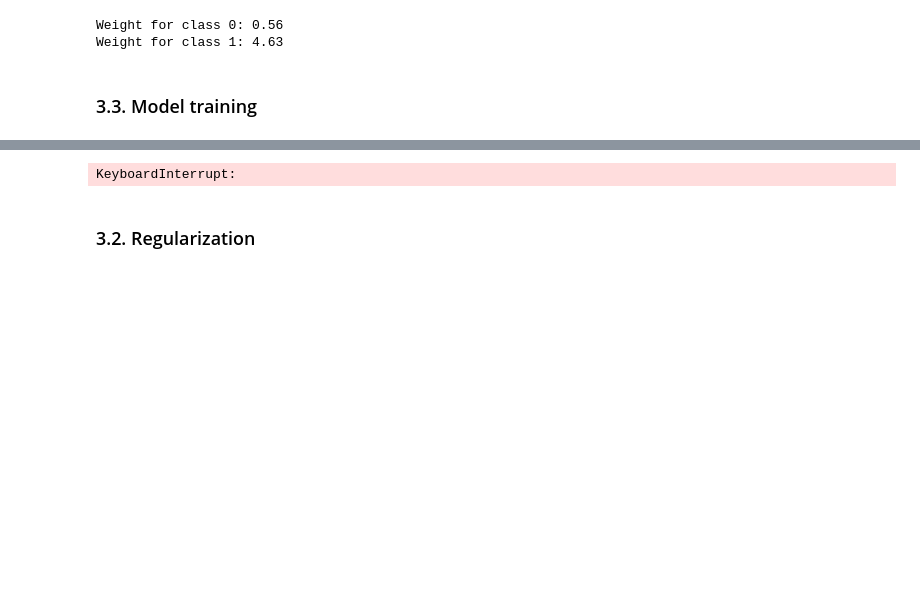
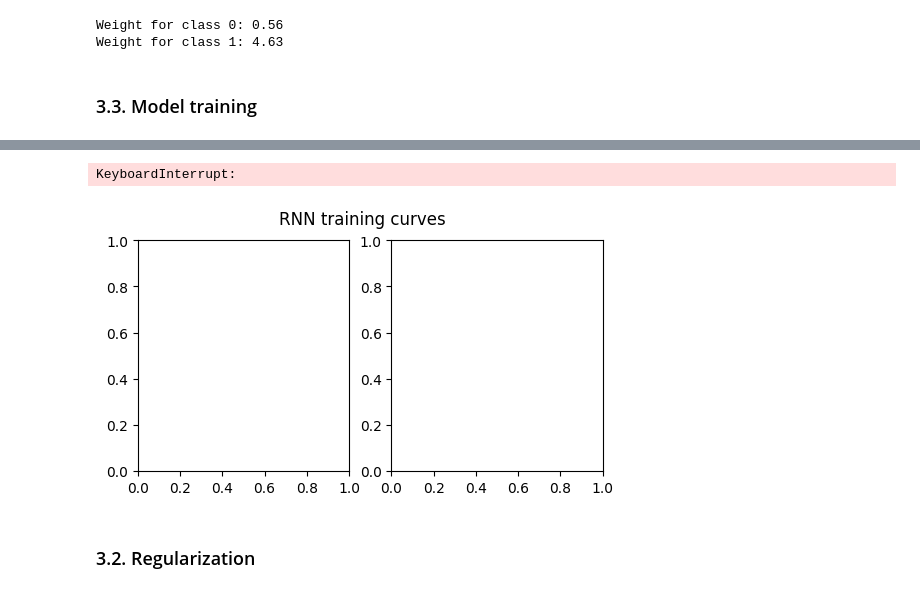
Before and after one commit to 4GeeksAcademy/gperdrizet-NLP-project, a Jupyter notebook: notebooks/RNN_solution.ipynb, the cells around one changed output, grey strips where cells are left out. Cells and saved outputs as stored; diff of their text form; code cells hidden in the pictures; blank space fills up the shorter version.

```diff
--- a/notebooks/RNN_solution.ipynb
+++ b/notebooks/RNN_solution.ipynb
@@ -284,23 +319,32 @@ Weight for class 1: 4.63
+# %%
+batch_size = 1
+epochs = 200
 # %%
 %%time
 
-training_results = model.fit(
-    training_features,
-    train_df['is_spam'],
-    epochs=20,
-    validation_data=(validation_features, validation_df['is_spam']),
-    class_weight=class_weight,
-    verbose=1
-)
-
 # Set-up a 1x2 figure for accuracy and binary cross-entropy
-fig, axs = plt.subplots(1,2, figsize=(8,4))
+fig, axs = plt.subplots(1,2, figsize=(6,3))
 
 # Add the main title
 fig.suptitle('RNN training curves', size='large')
 
+steps_per_epoch = len(training_features) // batch_size
+validation_steps = len(validation_features) // batch_size
+
+training_results = model.fit(
+    x=training_features,
+    y=train_df['is_spam'],
+    epochs=epochs,
+    batch_size=batch_size,
+    steps_per_epoch=steps_per_epoch,
+    validation_data=(validation_features, validation_df['is_spam']),
+    validation_steps=validation_steps,
+    class_weight=class_weight,
+    verbose=0
+)
+
 # Plot training and validation accuracy
-axs[0].set_title('Accuracy')
+axs[0].set_title(f'Batch size {batch_size} accuracy')
 axs[0].plot(np.array(training_results.history['accuracy']) * 100, label='Training')
 axs[0].plot(np.array(training_results.history['val_accuracy']) * 100, label='Validation')
 axs[0].set_xlabel('Epoch')
@@ -308,13 +352,12 @@ axs[0].set_ylabel('Accuracy (%)')
 axs[0].legend(loc='best')
 
 # Plot training and validation binary cross-entropy
-axs[1].set_title('Binary cross-entropy')
+axs[1].set_title(f'Batch size {batch_size} binary cross-entropy')
 axs[1].plot(training_results.history['loss'])
 axs[1].plot(training_results.history['val_loss'])
 axs[1].set_xlabel('Epoch')
 axs[1].set_ylabel('Binary cross-entropy')
 
 fig.tight_layout()
-
 print()
 # %% [output]
@@ -324,4 +366,5 @@ Wall time: 206 ms
 KeyboardInterrupt:
+[figure, added]
 # %% [markdown]
 ### 3.2. Regularization
 # %%
```
Also changed, not shown: parts of 8 cells of this notebook.
